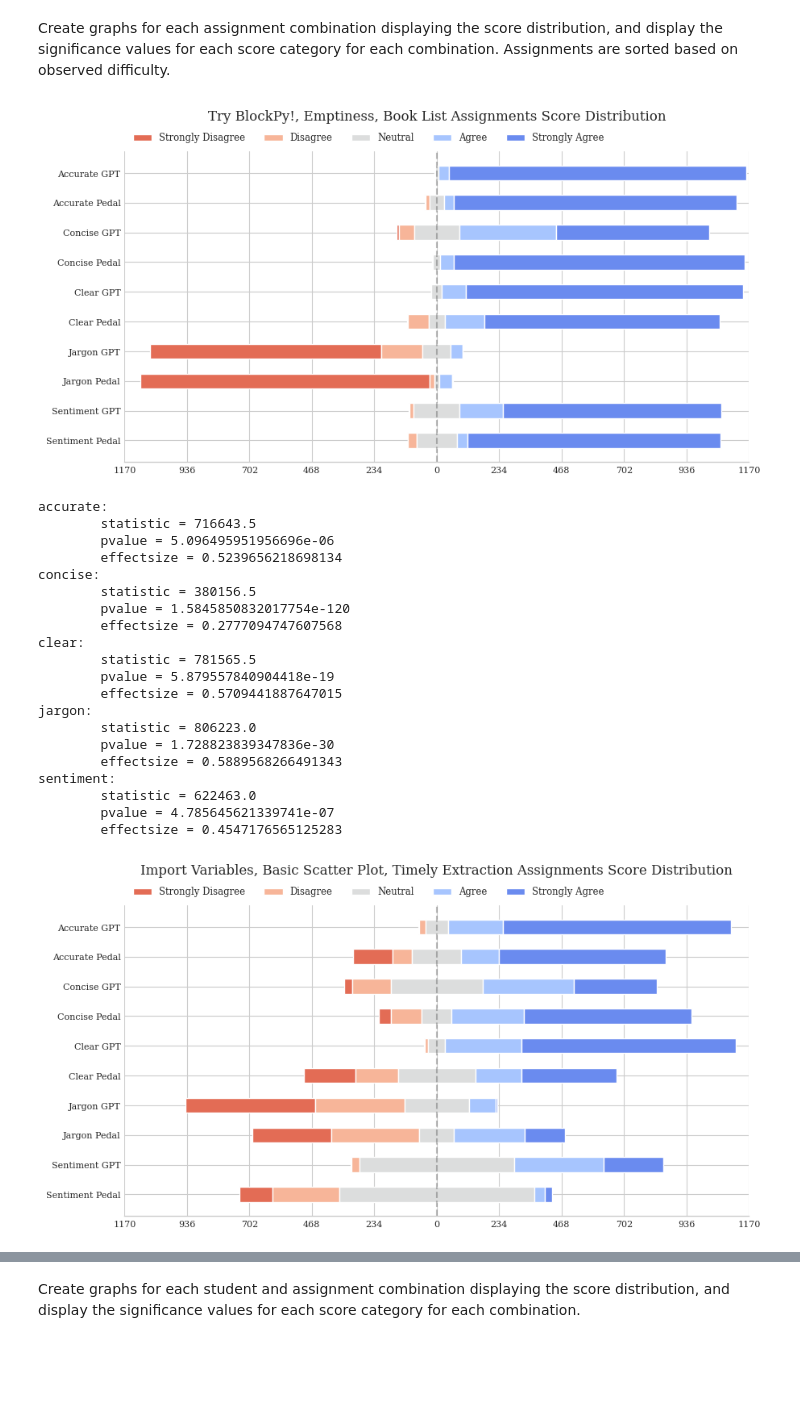
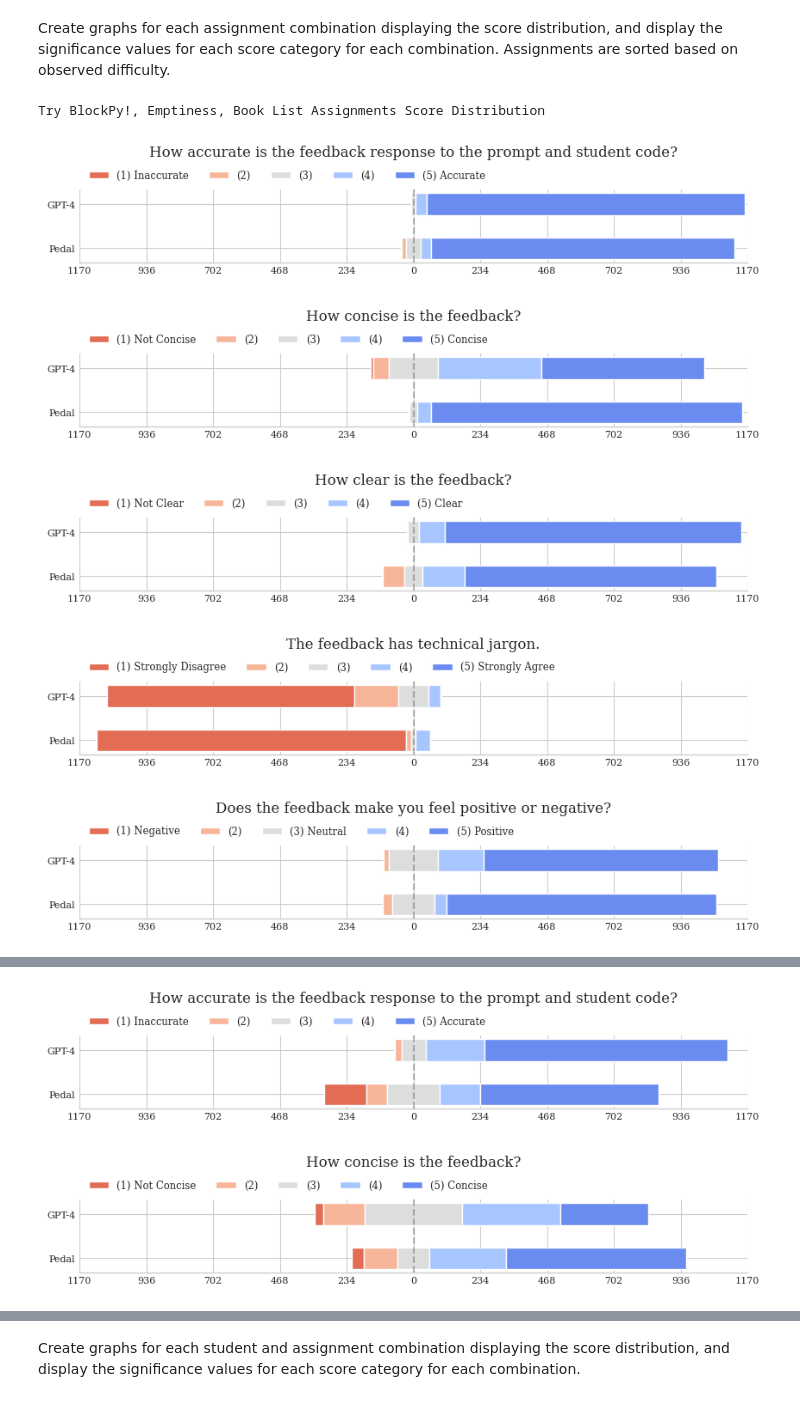
Before and after one commit to THRALLab/pedal-kennel, a Jupyter notebook: examples/chosen_problems_st3-3_as3-3_at1_v1/analysis.ipynb, the cells around one changed output, grey strips where cells are left out. Cells and saved outputs as stored; diff of their text form; code cells hidden in the pictures; blank space fills up the shorter version.

```diff
--- a/examples/chosen_problems_st3-3_as3-3_at1_v1/analysis.ipynb
+++ b/examples/chosen_problems_st3-3_as3-3_at1_v1/analysis.ipynb
@@ -500,12 +526,7 @@ def diverging_stacked_bar_chart(results, title=None, category_names=('Strongly D
 Create a graph displaying the overall score distribution, and display the significance values for each score category.
 # %%
 results = {category: list(v.values) for category, v in df.groupby('score_category').score.value_counts().unstack('score_category').items()}
-results_sorted = {}
-for data_field in data_fields:
-    results_sorted[data_field.capitalize() + ' GPT'] = results['instructor_feedback_gpt_' + data_field]
-    results_sorted[data_field.capitalize() + ' Pedal'] = results['instructor_feedback_pedal_' + data_field]
-fig, ax = diverging_stacked_bar_chart(results_sorted, 'Overall Score Distribution')
-plt.show()
+diverging_stacked_bar_chart_results(results)
 
 for data_field in data_fields:
     gpt_scores = df[df.score_category == f'instructor_feedback_gpt_{data_field}']['score']
@@ -666,14 +691,11 @@ for data_field in data_fields:
     results = {}
     for temp, top_p in temp_and_top_p_combos:
         results[f'Temp {temp}, Top P {top_p}'] = \
-            df[(df.score_category == f'instructor_feedback_gpt_{data_field}') & (df.temp == temp) & (df.top_p == top_p)].groupby('score_category').score.value_counts().tolist()
-        if len(results[f'Temp {temp}, Top P {top_p}']) < 5:
-            results[f'Temp {temp}, Top P {top_p}'].append(0)  # hack
-        results[f'Temp {temp}, Top P {top_p}'].reverse()
+            df[(df.score_category == f'instructor_feedback_gpt_{data_field}') & (df.temp == temp) & (df.top_p == top_p)].score.value_counts().reindex(df.score.unique(), fill_value=0).sort_index().tolist()
     fig, ax = diverging_stacked_bar_chart(results, f'{data_field.capitalize()} Score Distribution')
     plt.show()
 
-    print('Significance: (temp 1, top_p 1) and (temp 2, top_p 2)')
+    print('Significance (temp 1, top_p 1) and (temp 2, top_p 2)')
     for temp1, top_p1 in temp_and_top_p_combos:
         for temp2, top_p2 in temp_and_top_p_combos:
             if temp1 == temp2 and top_p1 == top_p2:
@@ -792,6 +814,8 @@ for student_bundle in student_bundles:
         results_sorted[data_field.capitalize() + ' GPT'] = results['instructor_feedback_gpt_' + data_field]
         results_sorted[data_field.capitalize() + ' Pedal'] = results['instructor_feedback_pedal_' + data_field]
     fig, ax = diverging_stacked_bar_chart(results_sorted, f'{", ".join(student_bundle)} Students Score Distribution')
+    for i in [1.5, 3.5, 5.5, 7.5]:
+        plt.axhline(y = i, color='black', linestyle='-')
     plt.show()
 
     for data_field in data_fields:
@@ -869,56 +893,36 @@ Assignments are sorted based on observed difficulty.
 # %%
 assignments = {
     'bakery_intro_programs_code_try_blockpy': 'Try BlockPy!',
     'bakery_structures_lists_code_emptiness': 'Emptiness',
     'bakery_structures_lists_code_book_list': 'Book List',
     'bakery_intro_import_code_import_variable': 'Import Variables',
     'bakery_advanced_plotting_code_basic_scatter': 'Basic Scatter Plot',
     'bakery_functions_flow_code_timely_extraction': 'Timely Extraction',
     'bakery_if_patterns_make_pig_latin': 'Better Pig Latin',
     'bakery_nesting_list_dataclasses_code_good_job': 'Good Job',
     'bakery_for_composition_code_highest_filter': 'Highest Filter'
 }
 assignment_bundles = (
     ('bakery_intro_programs_code_try_blockpy', 'bakery_structures_lists_code_emptiness', 'bakery_structures_lists_code_book_list'),
     ('bakery_intro_import_code_import_variable', 'bakery_advanced_plotting_code_basic_scatter', 'bakery_functions_flow_code_timely_extraction'),
     ('bakery_if_patterns_make_pig_latin', 'bakery_nesting_list_dataclasses_code_good_job', 'bakery_for_composition_code_highest_filter')
 )
 
 for assignment_bundle in assignment_bundles:
     results = {category: list(v.values) for category, v in df[(df.assignment_name == assignment_bundle[0]) | (df.assignment_name == assignment_bundle[1]) | (df.assignment_name == assignment_bundle[2])].groupby('score_category').score.value_counts().unstack('score_category').fillna(0.0).items()}
-    results_sorted = {}
-    for data_field in data_fields:
-        results_sorted[data_field.capitalize() + ' GPT'] = results['instructor_feedback_gpt_' + data_field]
-        results_sorted[data_field.capitalize() + ' Pedal'] = results['instructor_feedback_pedal_' + data_field]
-    fig, ax = diverging_stacked_bar_chart(results_sorted, f'{", ".join(map(lambda assignment: assignments[assignment], assignment_bundle))} Assignments Score Distribution')
-    plt.show()
+    print(f'{", ".join(map(lambda assignment: assignments[assignment], assignment_bundle))} Assignments Score Distribution')
+    diverging_stacked_bar_chart_results(results)
 
     for data_field in data_fields:
         gpt_scores = df[(df.score_category == f'instructor_feedback_gpt_{data_field}') & ((df.assignment_name == assignment_bundle[0]) | (df.assignment_name == assignment_bundle[1]) | (df.assignment_name == assignment_bundle[2]))]['score']
         pedal_scores = df[(df.score_category == f'instructor_feedback_pedal_{data_field}') & ((df.assignment_name == assignment_bundle[0]) | (df.assignment_name == assignment_bundle[1]) | (df.assignment_name == assignment_bundle[2]))]['score']
         U, p = st.mannwhitneyu(gpt_scores, pedal_scores)
         print(data_field + ':\n\tstatistic =', U, '\n\tpvalue =', p, '\n\teffectsize =', U / (len(gpt_scores) * len(pedal_scores)))
 # %% [output]
+Try BlockPy!, Emptiness, Book List Assignments Score Distribution
-[figure, old version]
+[figure, new version]
-accurate:
-        statistic = 716643.5
-        pvalue = 5.096495951956696e-06
-        effectsize = 0.5239656218698134
-concise:
-        statistic = 380156.5
-        pvalue = 1.5845850832017754e-120
-        effectsize = 0.2777094747607568
-clear:
-        statistic = 781565.5
-        pvalue = 5.879557840904418e-19
-        effectsize = 0.5709441887647015
-jargon:
-        statistic = 806223.0
-        pvalue = 1.728823839347836e-30
-        effectsize = 0.5889568266491343
-sentiment:
-        statistic = 622463.0
-        pvalue = 4.785645621339741e-07
-        effectsize = 0.4547176565125283
-[figure, old version]
+[figure, new version]
+[figure, new version]
+[figure, added]
+[figure, added]
 accurate:
@@ -944,0 +945,2 @@ sentiment:
+[figure, added]
+[figure, added]
```
Also changed, not shown: parts of 7 cells of this notebook.
